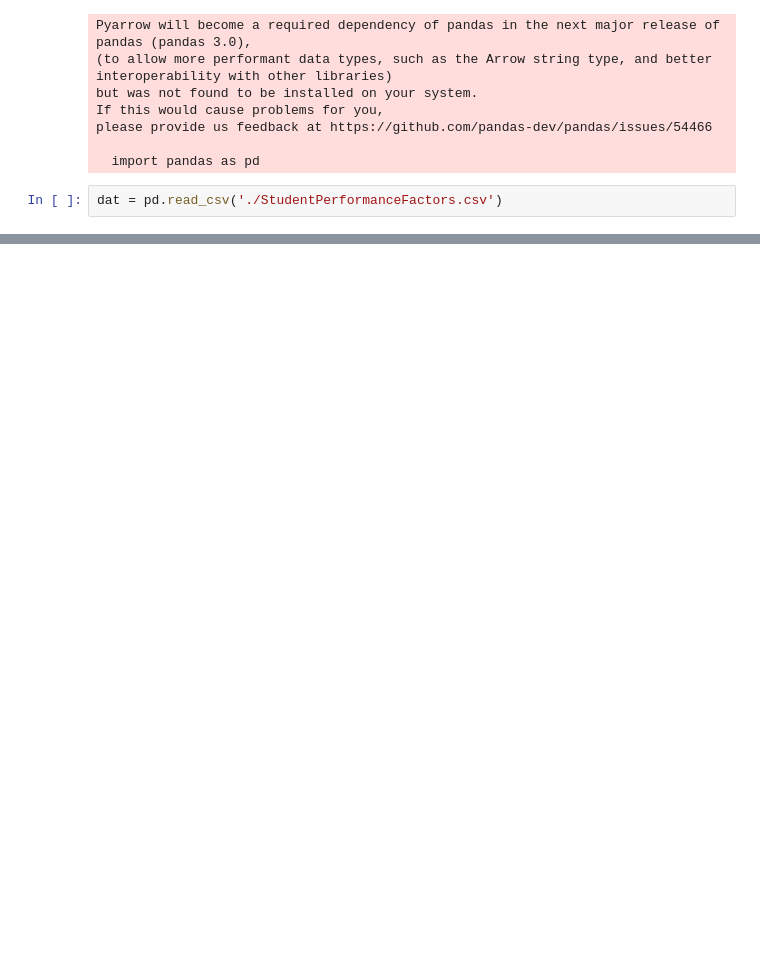
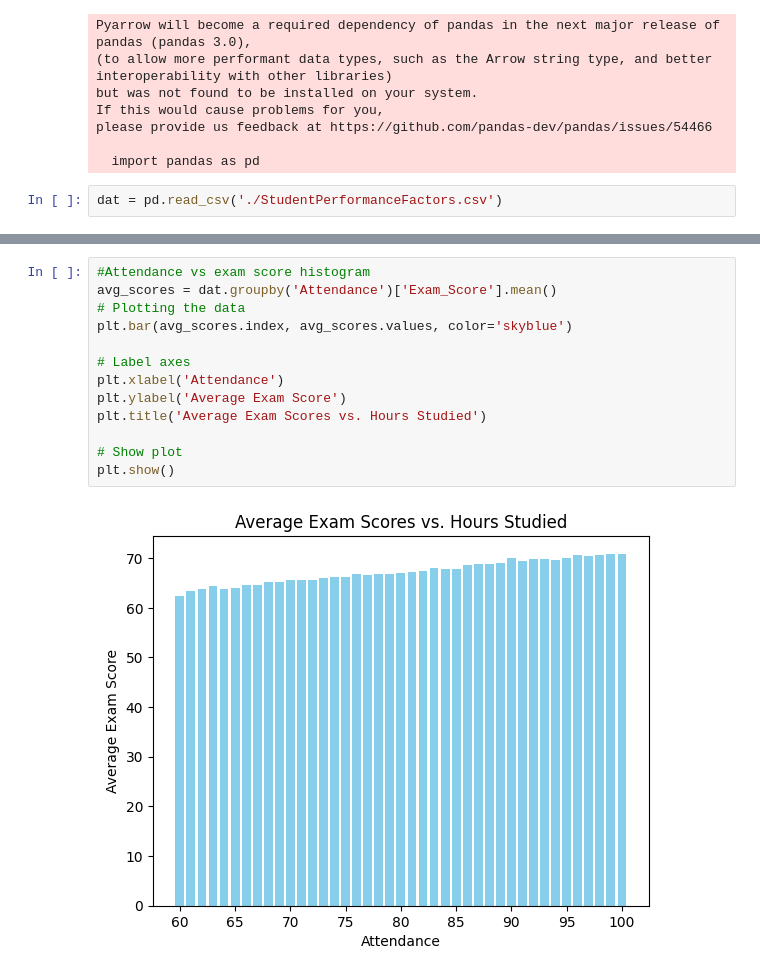
Before and after one commit to cc81972/Predict-a-score, a Jupyter notebook: EDA.ipynb, the cells around one changed output, grey strips where cells are left out. Cells and saved outputs as stored; diff of their text form; blank space fills up the shorter version.

```diff
--- a/EDA.ipynb
+++ b/EDA.ipynb
@@ -23,0 +52,15 @@ dat.head()
+# %%
+#Attendance vs exam score histogram
+avg_scores = dat.groupby('Attendance')['Exam_Score'].mean()
+# Plotting the data
+plt.bar(avg_scores.index, avg_scores.values, color='skyblue')
+
+# Label axes
+plt.xlabel('Attendance')
+plt.ylabel('Average Exam Score')
+plt.title('Average Exam Scores vs. Hours Studied')
+
+# Show plot
+plt.show()
+# %% [output]
+[figure, added]
```
Also changed, not shown: parts of 8 cells of this notebook.
